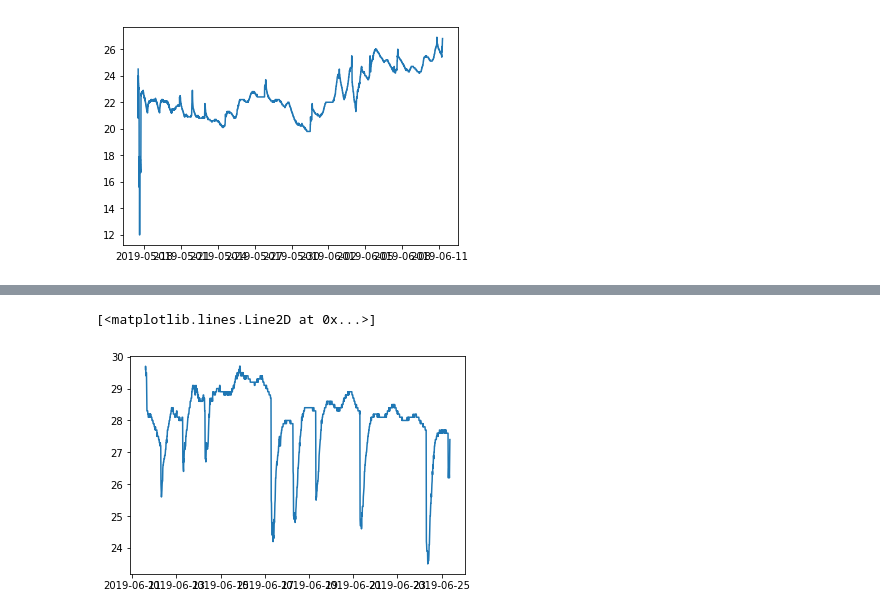
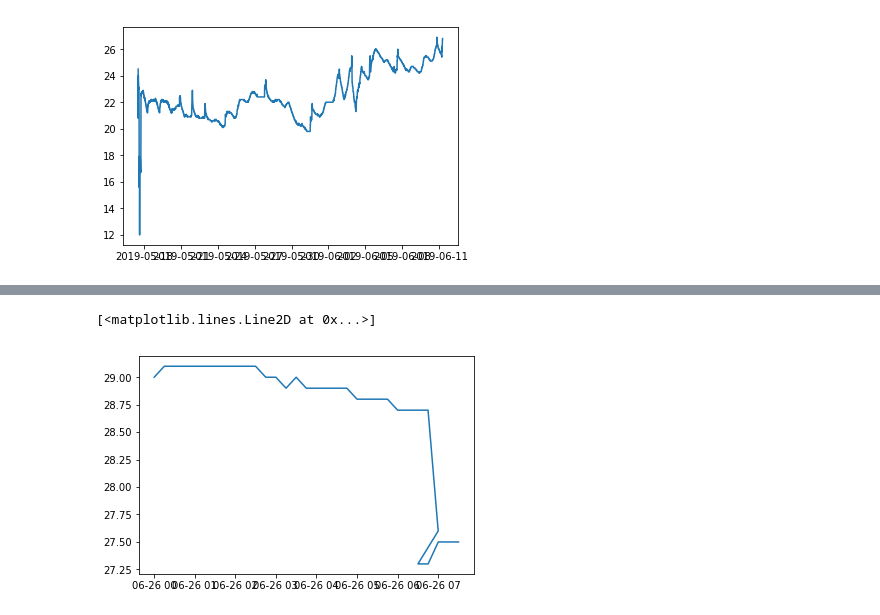
Before and after one commit to payerhans/temperature, a Jupyter notebook: matplotlib/matplotlib.ipynb, the cells around one changed output, grey strips where cells are left out. Cells and saved outputs as stored; diff of their text form; code cells hidden in the pictures.

```diff
--- a/matplotlib/matplotlib.ipynb
+++ b/matplotlib/matplotlib.ipynb
@@ -114,23 +143,27 @@ plt.plot(ts)
 # %%
 import sqlite3
+from datetime import datetime, date, time
+
+now = date.today()
+now_str = now.strftime("%Y-%m-%d")
 
 # connect to sqlite database
 conn = sqlite3.connect('temp_bude.db')
-query = "SELECT temp, sqltime FROM sensor_data"
+query = "SELECT temp, sqltime FROM sensor_data where sqltime > '{}'".format(now_str)
 
 # insert into dataframe
 df = pd.read_sql_query(query,conn)
 
 #define colums
 df.columns = ['temp', 'sqltime']
 #set column sqltime to panda datetimeformat
 df['sqltime'] = pd.to_datetime(df['sqltime'], format="%Y-%m-%d %H:%M:%S")
 # create indexed panda
 indexed_df = df.set_index('sqltime')
 ts = indexed_df['temp']
 
 #plot it
 plt.plot(ts)
 # %% [output]
 [<matplotlib.lines.Line2D at 0x...>]
-[figure, old version]
+[figure, new version]
```
Also changed, not shown: parts of 3 cells of this notebook, 1 other file.
